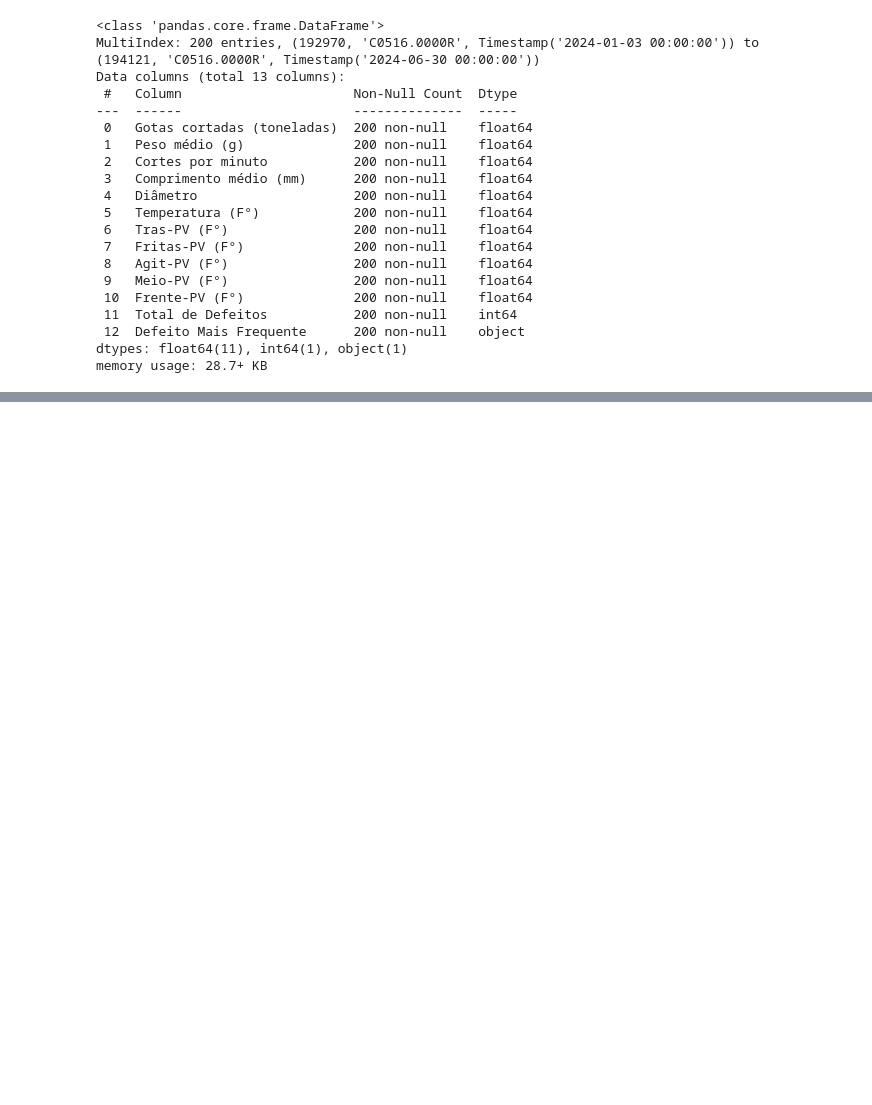
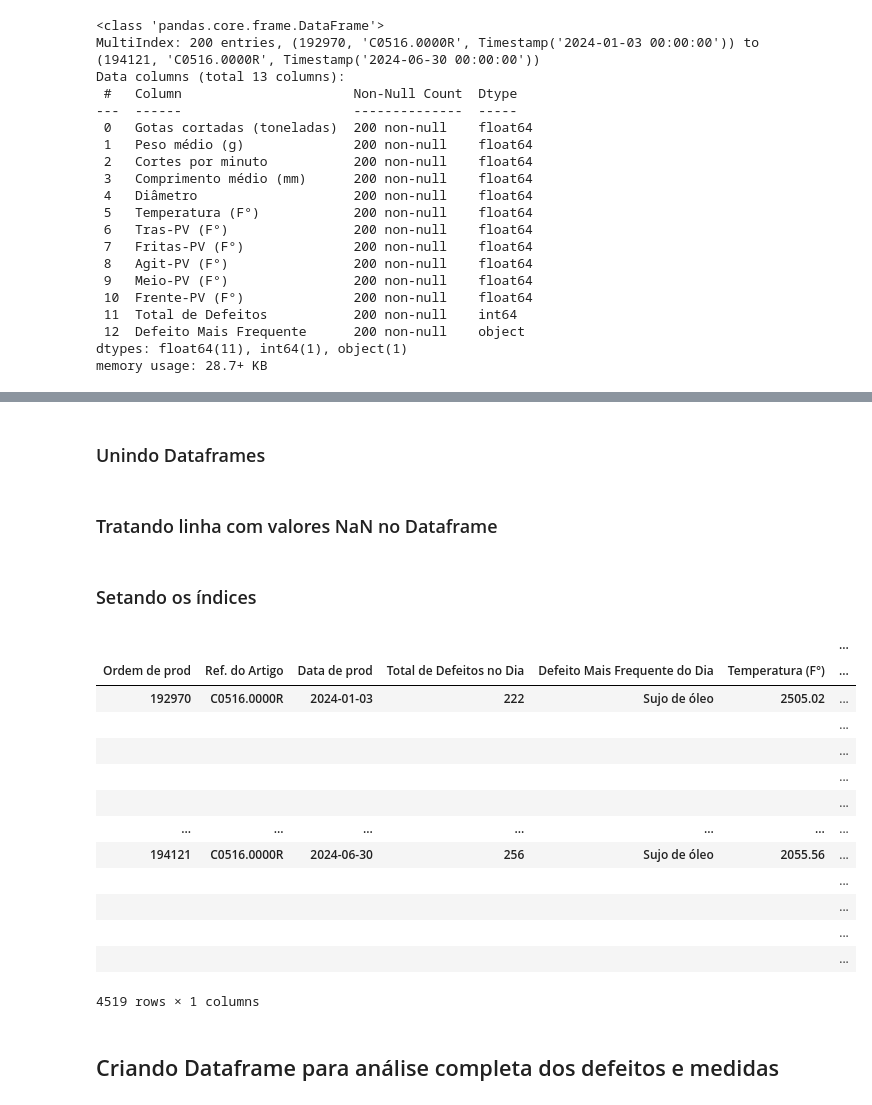
Before and after one commit to lucasz-g/Analise-Gotas, a Jupyter notebook: analises/analise_defeitos.ipynb, the cells around one changed output, grey strips where cells are left out. Cells and saved outputs as stored; diff of their text form; code cells hidden in the pictures; blank space fills up the shorter version.

```diff
--- a/analises/analise_defeitos.ipynb
+++ b/analises/analise_defeitos.ipynb
@@ -325,0 +357,2 @@ df_combinado
+# %%
+df_resumo_geral_reset = df_resumo_geral.reset_index()
@@ -325,0 +435,22 @@ df_combinado
+# %% [markdown]
+### Unindo Dataframes
+# %%
+frequencia_defeitos_reset.rename(columns={
+    'Ordem de trabalhos': 'Ordem de prod',
+    'Ref. do artigo': 'Ref. do Artigo',
+    'Data': 'Data de prod'
+}, inplace=True)
+
+frequencia_defeitos_reset['Data de prod'] = pd.to_datetime(frequencia_defeitos_reset['Data de prod'])
+df_resumo_geral_reset['Data de prod'] = pd.to_datetime(df_resumo_geral_reset['Data de prod'])
+
+df_combinado_defeitos_medidas = pd.merge(frequencia_defeitos_reset, df_resumo_geral_reset,
+                     on=['Ordem de prod', 'Ref. do Artigo', 'Data de prod'],
+                     how='left')
+# %% [markdown]
+### Tratando linha com valores NaN no Dataframe
+# %%
+df_combinado_defeitos_medidas = df_combinado_defeitos_medidas.dropna(subset=['Total de Defeitos no Dia'])
+df_combinado_defeitos_medidas['Total de Defeitos no Dia'] = df_combinado_defeitos_medidas['Total de Defeitos no Dia'].astype(int)
+# %% [markdown]
+### Setando os índices
@@ -325,0 +463,19 @@ df_combinado
+# %%
+df_combinado_defeitos_medidas
+# %% [output]
+|  |  |  |  |  |  | ... |
+| Ordem de prod | Ref. do Artigo | Data de prod | Total de Defeitos no Dia | Defeito Mais Frequente do Dia | Temperatura (F°) | ... |
+| 192970 | C0516.0000R | 2024-01-03 | 222 | Sujo de óleo | 2505.02 | ... |
+|  |  |  |  |  |  | ... |
+|  |  |  |  |  |  | ... |
+|  |  |  |  |  |  | ... |
+|  |  |  |  |  |  | ... |
+| ... | ... | ... | ... | ... | ... | ... |
+| 194121 | C0516.0000R | 2024-06-30 | 256 | Sujo de óleo | 2055.56 | ... |
+|  |  |  |  |  |  | ... |
+|  |  |  |  |  |  | ... |
+|  |  |  |  |  |  | ... |
+|  |  |  |  |  |  | ... |
+4519 rows × 1 columns
+# %% [markdown]
+## Criando Dataframe para análise completa dos defeitos e medidas
```
Also changed, not shown: parts of 43 cells of this notebook.
